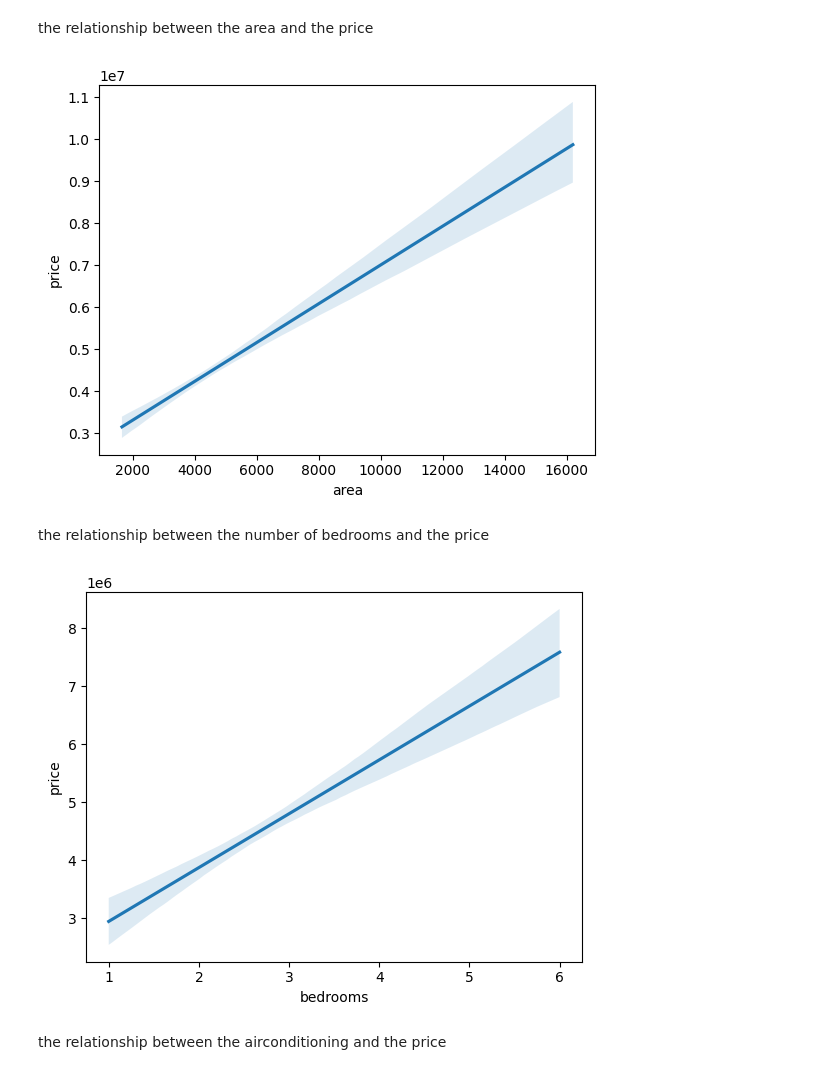
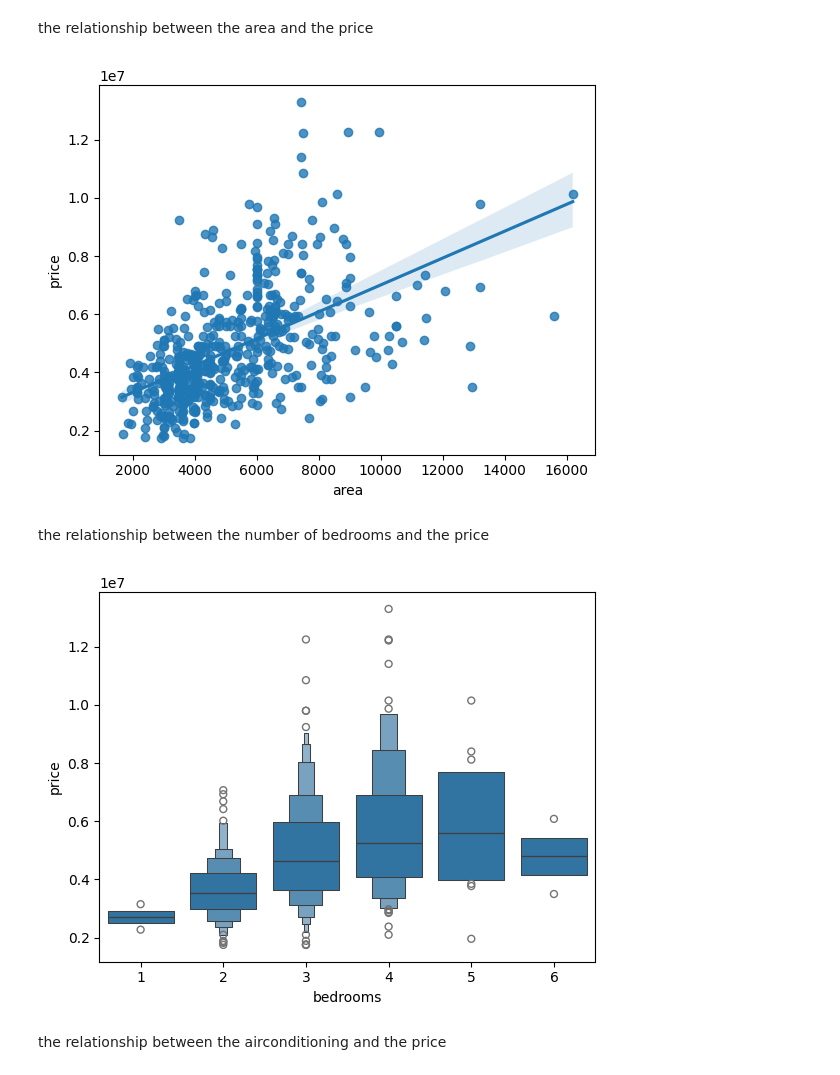
Before and after one commit to 4nglp/data_mining, a Jupyter notebook: tp_2/main.ipynb, the cells around one changed output. Saved outputs shown, nothing was run; the diff lists cells and outputs as text; code cells hidden in the pictures.

```diff
--- a/tp_2/main.ipynb
+++ b/tp_2/main.ipynb
@@ -41,20 +43,19 @@ plt.show()
 the relationship between the area and the price
 # %%
 plt.figure()
-sns.regplot(x=df["area"],y=df["price"],scatter=False)
+sns.regplot(x=df["area"],y=df["price"],scatter=True)
 plt.show()
 # we can say that we have a positive relationship where as the area increase the pice does as weel
 # %% [output]
-[figure, old version]
+[figure, new version]
 # %% [markdown]
  the relationship between the number of bedrooms and the price
 # %%
 plt.figure()
-sns.regplot(x=df["bedrooms"],y=df["price"],scatter=False)
+sns.boxenplot(x=df["bedrooms"],y=df["price"])
 plt.show()
-# same type of relationship as the latter
 # %% [output]
-[figure, old version]
+[figure, new version]
 # %% [markdown]
 the relationship between the airconditioning and the price
 # %%
```
Also changed, not shown: parts of 2 cells of this notebook, 3 other files.
